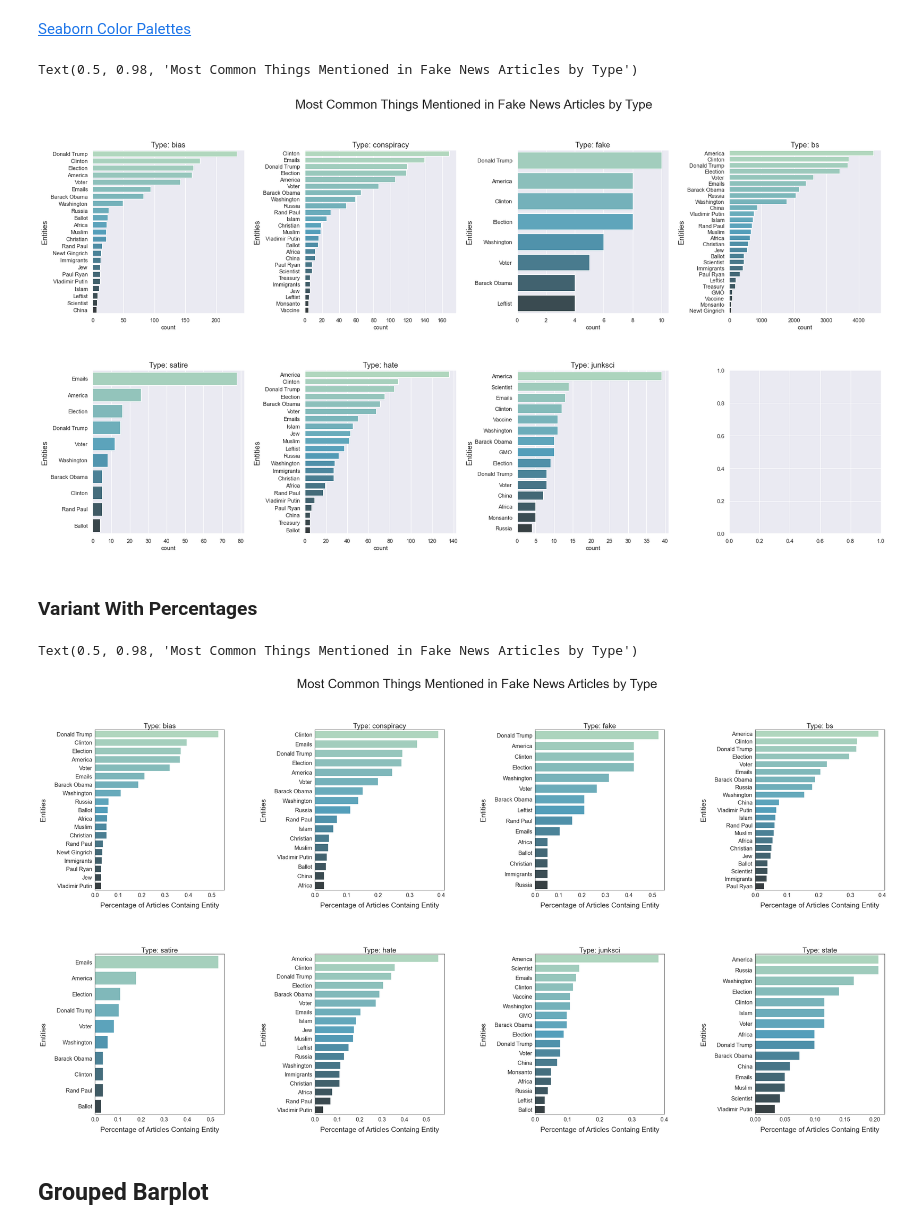
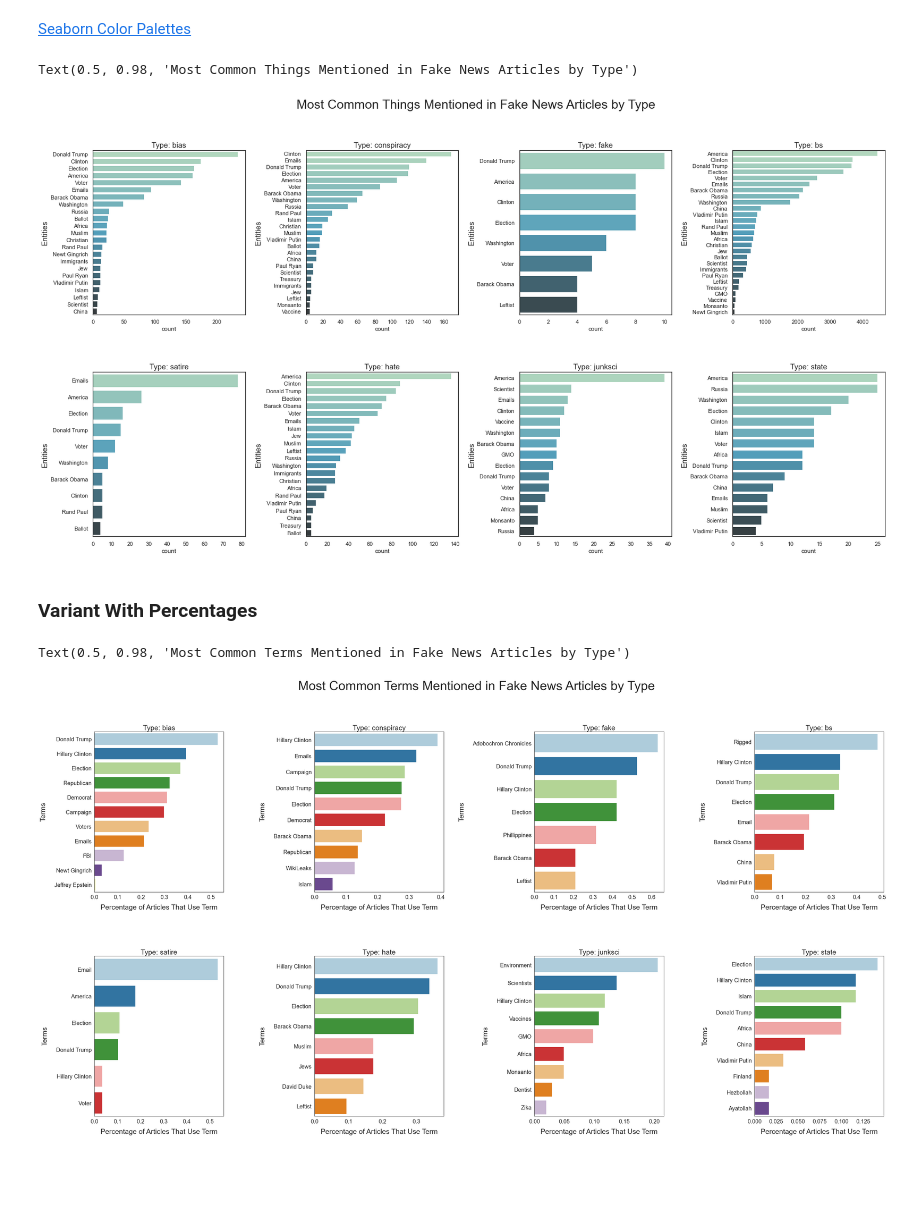
Before and after one commit to haleyej/ala_470_proj, a Jupyter notebook: viz.ipynb, the cells around one changed output. Cells and saved outputs as stored; diff of their text form; code cells hidden in the pictures; blank space fills up the shorter version.

```diff
--- a/viz.ipynb
+++ b/viz.ipynb
@@ -31,6 +31,8 @@ with open('stopwords.txt') as s:
 stopwords = stopwords.split(" ")
 # %% [markdown]
 <h2>Preprocess</h2>
+# %%
+df = df[df['language'] == 'english']
 # %% [markdown]
 <h3>Tokenize</h3>
 # %%
@@ -174,3 +171,0 @@ top[-1].name
-# %%
-fake = top[2]
-top = top[:2] + top[3:]
@@ -271,6 +252,6 @@ for i, ax in enumerate(axes.flatten()):
 fig.suptitle("Most Common Things Mentioned in Fake News Articles by Type", fontsize = 25)
 # %% [output]
 Text(0.5, 0.98, 'Most Common Things Mentioned in Fake News Articles by Type')
-[figure, old version]
+[figure, new version]
 # %% [markdown]
 <h3>Variant With Percentages</h3>
@@ -277,35 +299,33 @@ Text(0.5, 0.98, 'Most Common Things Mentioned in Fake News Articles by Type')
 # %%
-# rcParams['figure.figsize'] = 36,18
+rcParams['figure.figsize'] = 36,18
 
 fig, axes = plt.subplots(2, 4)
 fig.set_size_inches(50, 25)
 fig.subplots_adjust(hspace = 0.4, wspace = 0.7)
 
 for i, ax in enumerate(axes.flatten()):
     t = types[i]
     matches = {}
     matches_df = df[df['type'] == t]
 
-    for label, target in targets:
+    for label, target in targets[i]:
         amount = matches_df['text_normalized'].str.contains(r"{}".format(target)).sum() / len(matches_df)
         matches[label] = amount
 
-    matches = {k:v for k, v in matches.items() if v > 0.025}
+#     matches = {k:v for k, v in matches.items() if v > 0.03}
     temp = pd.DataFrame(matches.items(), columns = ['entity', 'percent'])
     temp = temp.sort_values(['percent'], ascending = False)
     num_items = len(matches.keys())
 
     grid = sns.barplot(x = temp['percent'], y = temp['entity'],
-                       palette = sns.color_palette('GnBu_d',  num_items), ax = ax)
+                       palette = sns.color_palette('Paired',  num_items), ax = ax)
 
     grid.tick_params(labelsize = 20)
-    grid.set_ylabel('Entities', fontsize = 25, labelpad = 27.5)
-    grid.set_xlabel('Percentage of Articles Containg Entity',  fontsize = 25, labelpad = 15)
+    grid.set_ylabel('Terms', fontsize = 25, labelpad = 27.5)
+    grid.set_xlabel('Percentage of Articles That Use Term',  fontsize = 25, labelpad = 15)
     grid.set_title(f"Type: {t}", fontsize = 25)
 
-fig.suptitle("Most Common Things Mentioned in Fake News Articles by Type", fontsize = 45)
+fig.suptitle("Most Common Terms Mentioned in Fake News Articles by Type", fontsize = 45)
 # %% [output]
-Text(0.5, 0.98, 'Most Common Things Mentioned in Fake News Articles by Type')
+Text(0.5, 0.98, 'Most Common Terms Mentioned in Fake News Articles by Type')
-[figure, old version]
+[figure, new version]
-# %% [markdown]
-<h2>Grouped Barplot</h2>
```
Also changed, not shown: parts of 11 cells of this notebook.
